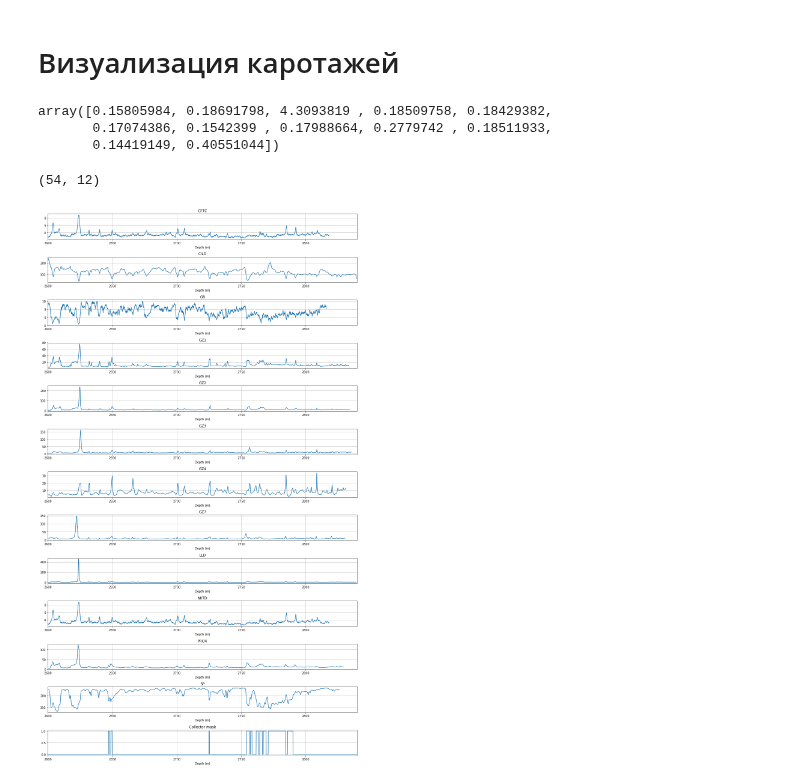
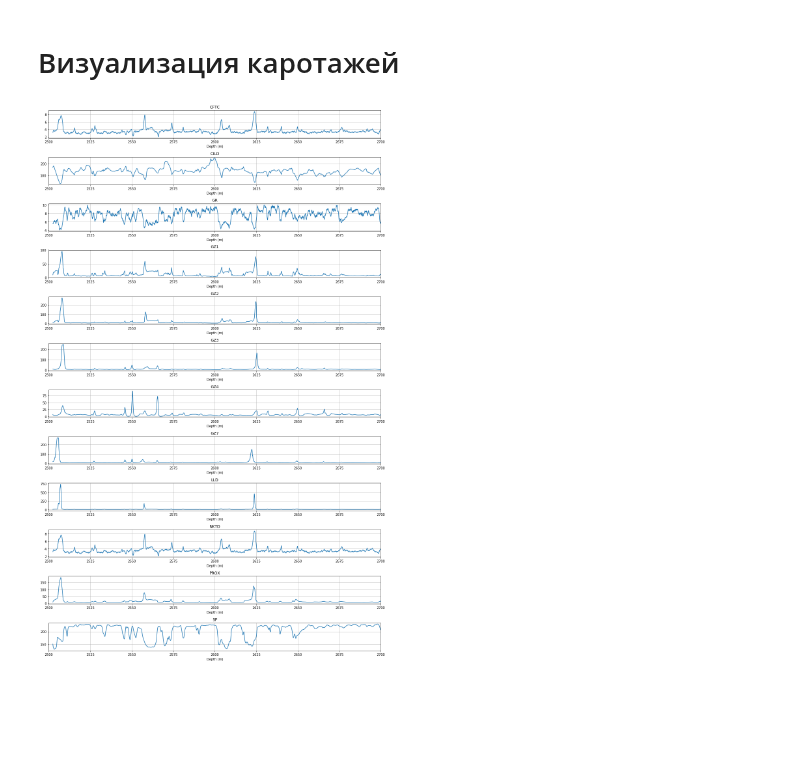
Before and after one commit to sadaqatali2027/petroflow-1, a Jupyter notebook: well_logs/examples/well_logs_visualization.ipynb, the cells around one changed output. Saved outputs shown, nothing was run; the diff lists cells and outputs as text; code cells hidden in the pictures; blank space fills up the shorter version.

Commit message:
Update visualization notebook

```diff
--- a/well_logs/examples/well_logs_visualization.ipynb
+++ b/well_logs/examples/well_logs_visualization.ipynb
@@ -7,24 +7,11 @@ sys.path.append(os.path.join("..", ".."))
 
 from well_logs import WellLogsDataset
 # %%
-WELL_NPZ_PATH = "/notebooks/data/geolog/npz/*.npz"
+WELL_NPZ_PATH = "/home/alexander/Documents/Data/Крайнее ГИС РИГИС/npz/*.npz"
 ds = WellLogsDataset(path=WELL_NPZ_PATH, sort=True)
 # %%
-batch = ds.next_batch(50).load(fmt="npz").drop_nans()
+batch = ds.next_batch(1).load(fmt="npz", components=["dept", "logs"]).drop_nans()
-# %%
-import numpy as np
-
-a = np.array([batch.logs[i].mean(axis=1) for i in range(len(batch.indices))])
-a.std(axis=0) / a.mean(axis=0)
-# %% [output]
-array([0.15805984, 0.18691798, 4.3093819 , 0.18509758, 0.18429382,
-       0.17074386, 0.1542399 , 0.17988664, 0.2779742 , 0.18511933,
-       0.14419149, 0.40551044])
-# %%
-a.shape
-# %% [output]
-(54, 12)
-# %%
-batch.show_logs(start=2600, plot_mask=True)
-# %% [output]
-[figure, removed]
+# %%
+batch._show_logs(start=2500, end=2700)
+# %% [output]
+[figure, added]
```
